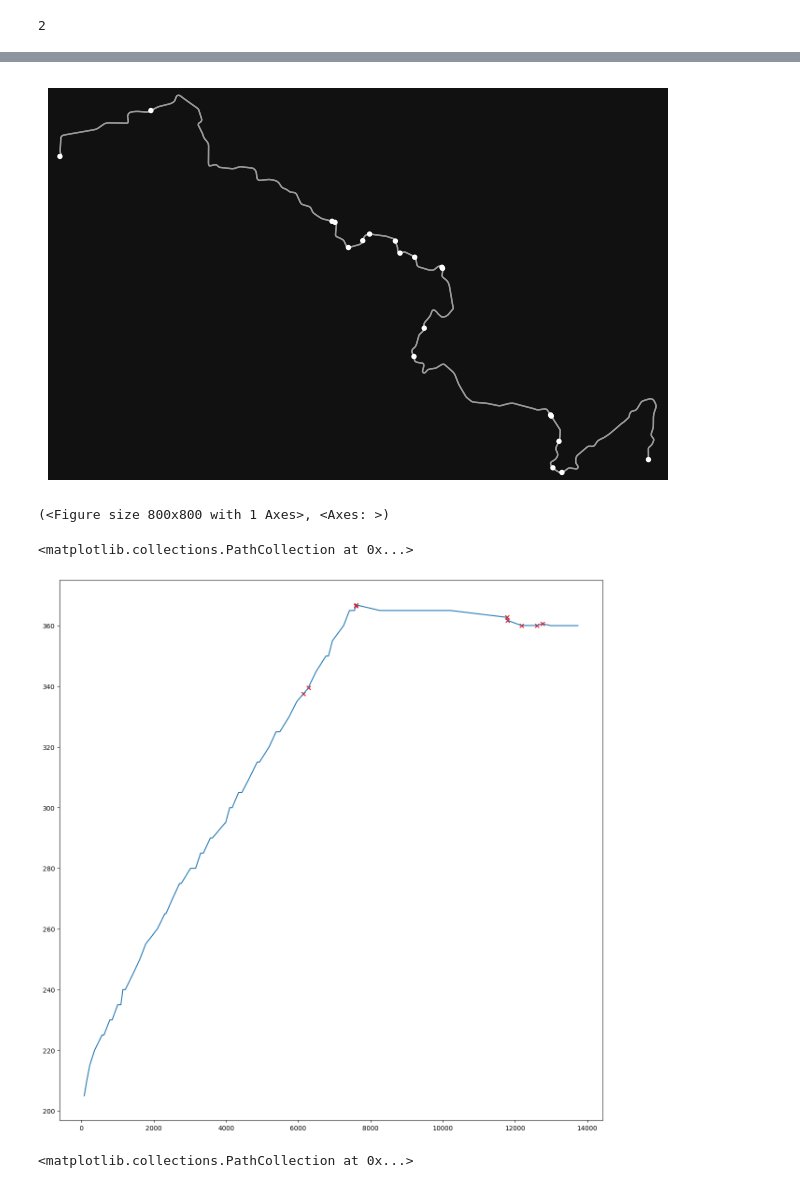
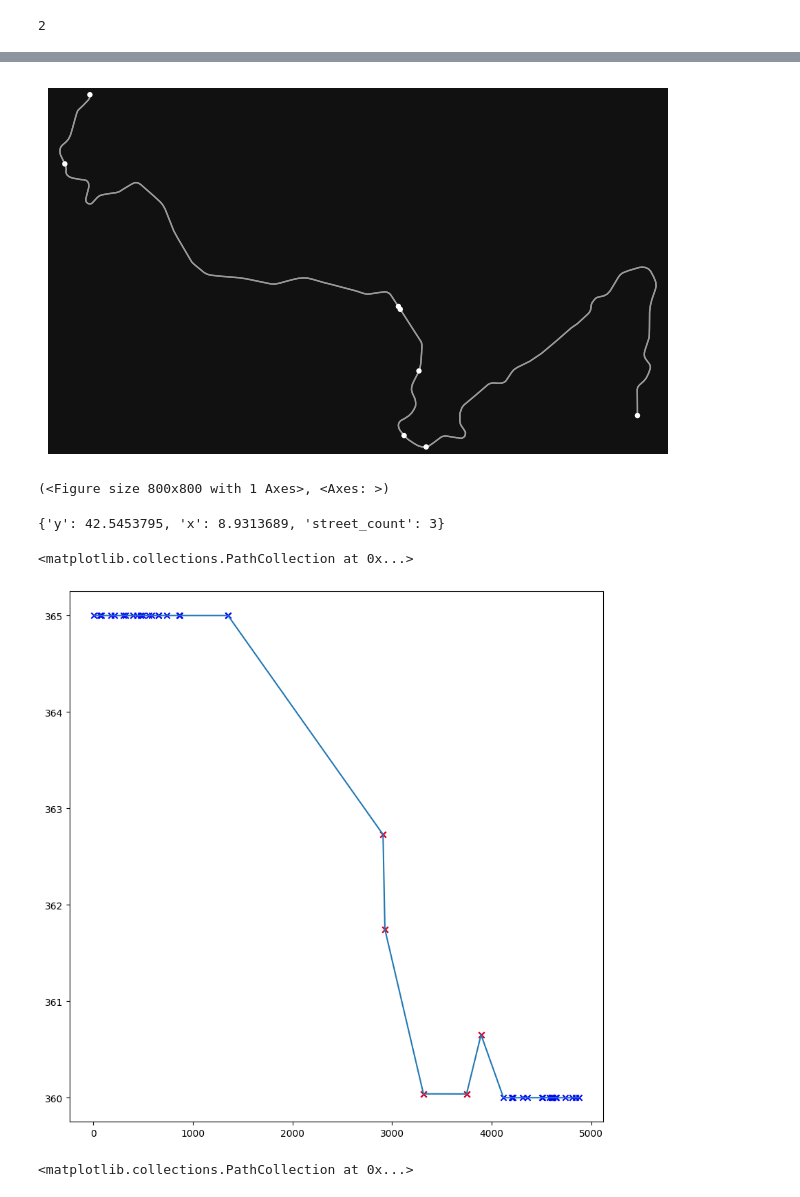
Before and after one commit to pierremennesson/contours_lines, a Jupyter notebook: visualizing_elevations.ipynb, the cells around one changed output, grey strips where cells are left out. Cells and saved outputs as stored; diff of their text form; code cells hidden in the pictures.

```diff
--- a/visualizing_elevations.ipynb
+++ b/visualizing_elevations.ipynb
@@ -61,20 +61,26 @@ len(G_osm.nodes()),len(G_osm.edges())
 # %%
 lat_1,lon_1=42.583253, 8.831825
 lat_2,lon_2=42.543587, 8.931477
 node_1,node_2=ox.nearest_nodes(G_osm,[lon_1,lon_2],[lat_1,lat_2])
 path=nx.shortest_path(G_osm,node_1,node_2,weight='length')
+path=path[12:]
 ox.plot_graph(nx.subgraph(G_osm,path))
 # %% [output]
-[figure, old version]
+[figure, new version]
 (<Figure size 800x800 with 1 Axes>, <Axes: >)
+# %%
+G_osm.nodes()[path[-1]]
+# %% [output]
+{'y': 42.5453795, 'x': 8.9313689, 'street_count': 3}
 # %%
-plt.rcParams['figure.figsize']=(15,15)
+plt.rcParams['figure.figsize']=(10,10)
 edge_coordinates,elevations,nodes_coordinates,nodes_elevations=DBM.get_altimetric_profile(G_osm,path)
 plt.plot(edge_coordinates,elevations)
+plt.scatter(edge_coordinates,elevations,marker='x',c='b')
 plt.scatter(nodes_coordinates,nodes_elevations,marker='x',c='r')
 # %% [output]
 <matplotlib.collections.PathCollection at 0x...>
-[figure, old version]
+[figure, new version]
 # %%
 plt.rcParams['figure.figsize']=(15,15)
 plt.plot(edge_coordinates,elevations)
```
Also changed, not shown: parts of 1 cell of this notebook, 5 other files.
